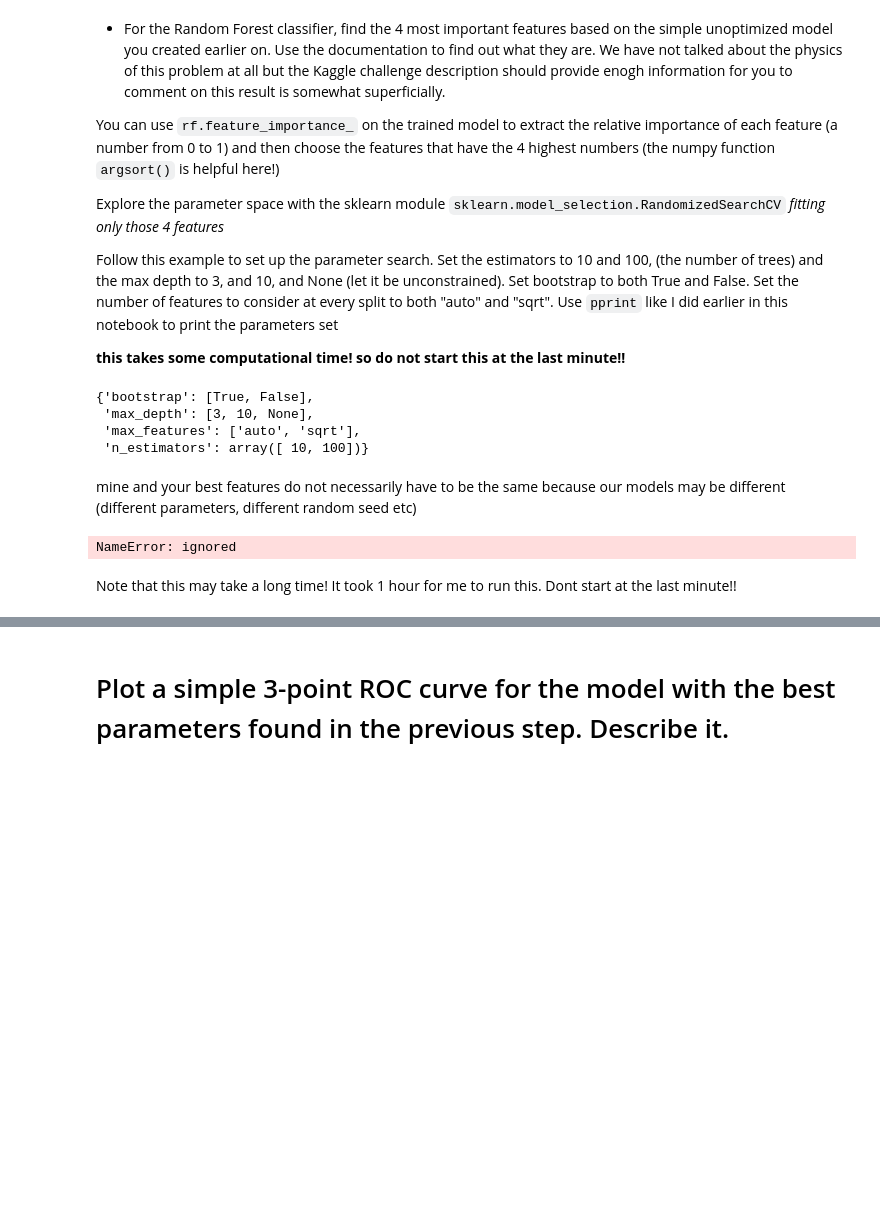
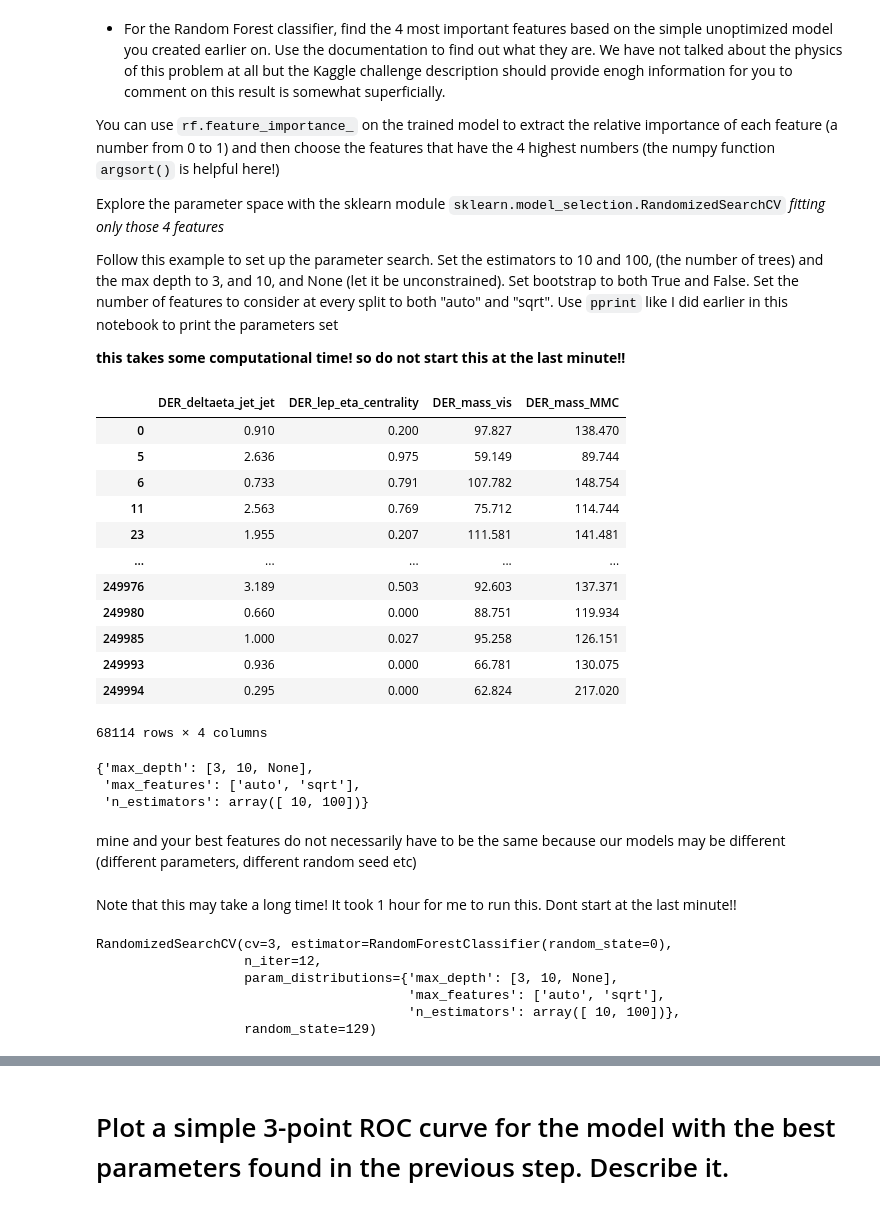
Before and after one commit to laurabersani/MLPNS_LBersani, a Jupyter notebook: CART/Copia_di_higgsbosonSearch.ipynb, the cells around one changed output, grey strips where cells are left out. Cells and saved outputs as stored; diff of their text form; code cells hidden in the pictures; blank space fills up the shorter version.

````diff
--- a/CART/Copia_di_higgsbosonSearch.ipynb
+++ b/CART/Copia_di_higgsbosonSearch.ipynb
@@ -395,6 +395,23 @@
 Follow this example to set up the parameter search. Set the estimators to 10 and 100, (the number of trees) and the max depth to 3, and 10, and None (let it be unconstrained). Set bootstrap to both True and False. Set the number of features to consider at every split to both "auto" and "sqrt". Use ```pprint``` like I did earlier in this notebook to print the parameters set
 
 **this takes some computational time! so do not start this at the last minute!!**
+# %%
+best_features_index=np.argsort(rf.feature_importances_)[-4:]
+higgsdata.iloc[:,best_features_index]
+# %% [output]
+|  | DER_deltaeta_jet_jet | DER_lep_eta_centrality | DER_mass_vis | DER_mass_MMC |
+| 0 | 0.910 | 0.200 | 97.827 | 138.470 |
+| 5 | 2.636 | 0.975 | 59.149 | 89.744 |
+| 6 | 0.733 | 0.791 | 107.782 | 148.754 |
+| 11 | 2.563 | 0.769 | 75.712 | 114.744 |
+| 23 | 1.955 | 0.207 | 111.581 | 141.481 |
+| ... | ... | ... | ... | ... |
+| 249976 | 3.189 | 0.503 | 92.603 | 137.371 |
+| 249980 | 0.660 | 0.000 | 88.751 | 119.934 |
+| 249985 | 1.000 | 0.027 | 95.258 | 126.151 |
+| 249993 | 0.936 | 0.000 | 66.781 | 130.075 |
+| 249994 | 0.295 | 0.000 | 62.824 | 217.020 |
+68114 rows × 4 columns
 # %%
 nest=np.array([10, 100])
 mxdpth=[3,10, None]
@@ -403,21 +420,16 @@ nfeat=["auto", "sqrt"]
 
 random_grid={'max_depth': mxdpth,
  'max_features': nfeat,
- 'n_estimators': nest,
- 'bootstrap': bootstr}
+ 'n_estimators': nest}
+ #'bootstrap': bootstr}
 
 pprint(random_grid)
 # %% [output]
-{'bootstrap': [True, False],
- 'max_depth': [3, 10, None],
+{'max_depth': [3, 10, None],
  'max_features': ['auto', 'sqrt'],
  'n_estimators': array([ 10, 100])}
 # %% [markdown]
  mine and your best features do not necessarily have to be the same because our models may be different (different parameters, different random seed etc)
-# %%
-higgsdata.iloc[:, best_features_index]
-# %% [output]
-NameError: ignored
 # %%
 # Use the random grid to search for best hyperparameters
 # First create the base model to tune
@@ -428,5 +442,12 @@ random_search = RandomizedSearchCV(estimator = rf, param_distributions=random_gr
 # %% [markdown]
 Note that this may take a long time! It took 1 hour for me to run this. Dont start at the last minute!!
 # %%
-random_search.fit(...
+random_search.fit(Xl_train,l_train)
+# %% [output]
+RandomizedSearchCV(cv=3, estimator=RandomForestClassifier(random_state=0),
+                   n_iter=12,
+                   param_distributions={'max_depth': [3, 10, None],
+                                        'max_features': ['auto', 'sqrt'],
+                                        'n_estimators': array([ 10, 100])},
+                   random_state=129)
 # %%
````
Also changed, not shown: parts of 18 cells of this notebook.
